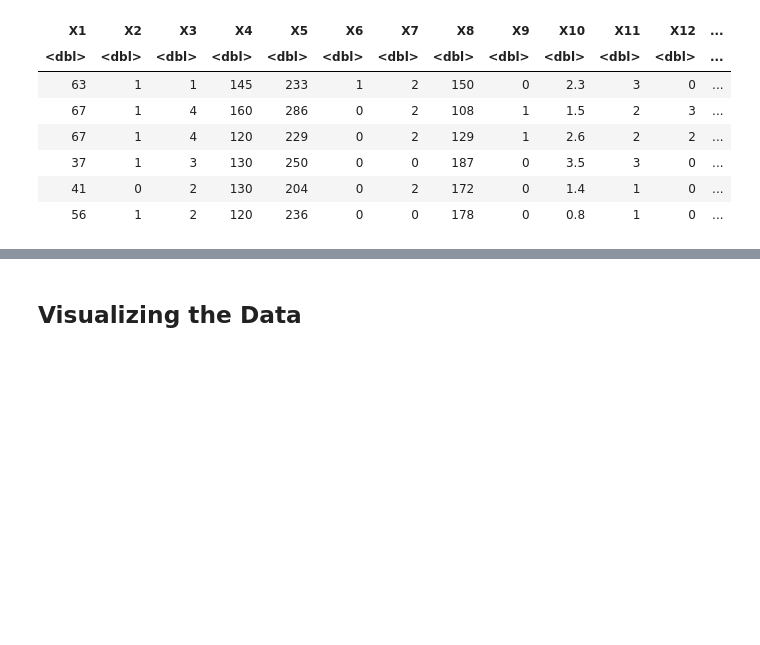
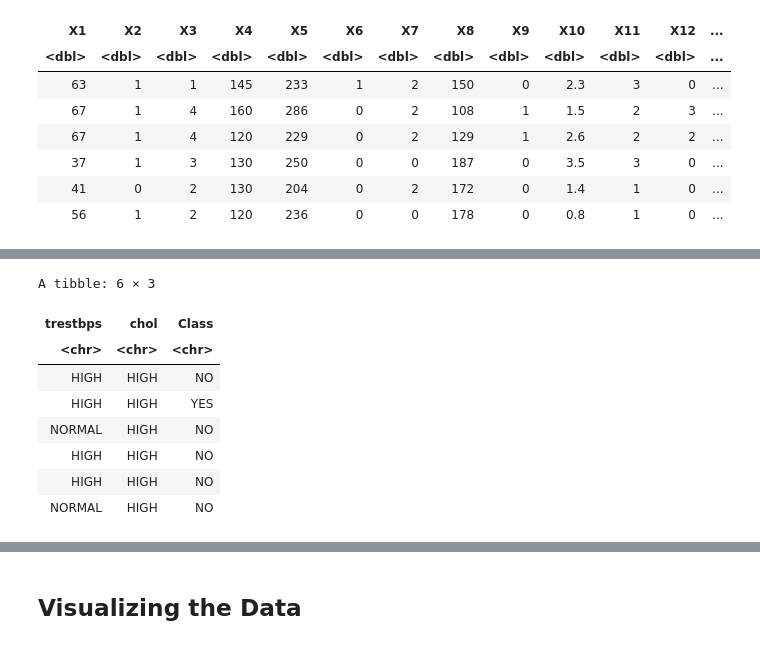
Before and after one commit to Ricky8394/STAT-201-Project, a Jupyter notebook: proposal.ipynb, the cells around one changed output, grey strips where cells are left out. Saved outputs shown, nothing was run; the diff lists cells and outputs as text; code cells hidden in the pictures; blank space fills up the shorter version.

```diff
--- a/proposal.ipynb
+++ b/proposal.ipynb
@@ -164,0 +81,48 @@ A tibble: 4 × 6
+# %%
+#renames the columns
+colnames(heart_data_0) <- c("age", "sex", "cp", "trestbps", "chol", "fbs", "restecg", "thalach", "exang", "oldpeak",
+                          "slope", "ca", "thal", "Class")
+
+#selects the 2 attributes that will be used as well as the class
+heart_data_1 <- heart_data_0%>%
+select(trestbps, chol,  Class)
+
+#We identify patients with trestbps data higher than XXX as having high resting blood pressure and indicate
+#this result with "HIGH" (and vice versa with "NORMAL"),
+#while changing the data type from numeric to factor
+
+
+#########Due to the unknown problem 94 cannot be assigned to the correct category,
+#########here we discard the two data for trestbps = 94
+heart_data_2 <- heart_data_1 %>%
+mutate(trestbps = replace(trestbps, trestbps >= 130, "HIGH"),
+      trestbps = replace(trestbps, trestbps < 130, "NORMAL"))%>%
+filter(trestbps != 94)
+
+#We identify patients with chol data higher than XXX as having high serum cholestoral and indicate
+#this result with "HIGH" (and vice versa with "NORMAL"),
+#while changing the data type from numeric to factor
+
+heart_data_3 <- heart_data_2 %>%
+mutate(chol = replace(chol, chol > 180, "HIGH"),
+      chol = replace(chol, chol <= 180, "NORMAL"))
+
+#We identified patients with class data higher than XXX as having heart disease and indicated this result
+#with "YES" (and vice versa with "NO"). Also change the data type from number to factor
+heart_data <- heart_data_3 %>%
+mutate(Class = replace(Class, Class > 1, "YES"),
+      Class = replace(Class, Class <= 1, "NO"))
+
+
+#outputs the first 6 rows of the data frame and heart_data is the data frame we will eventually use
+head(heart_data)
+# %% [output]
+A tibble: 6 × 3
+| trestbps | chol | Class |
+| <chr> | <chr> | <chr> |
+| HIGH | HIGH | NO |
+| HIGH | HIGH | YES |
+| NORMAL | HIGH | NO |
+| HIGH | HIGH | NO |
+| HIGH | HIGH | NO |
+| NORMAL | HIGH | NO |
```
Also changed, not shown: parts of 16 cells of this notebook.
